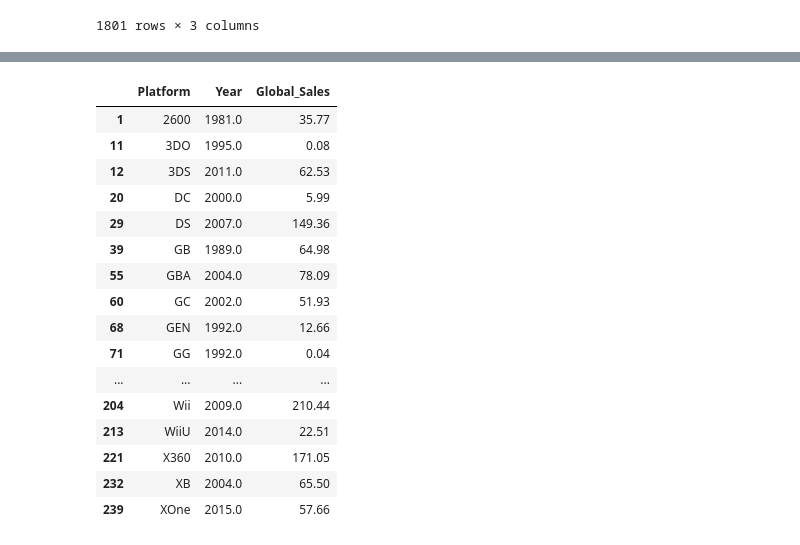
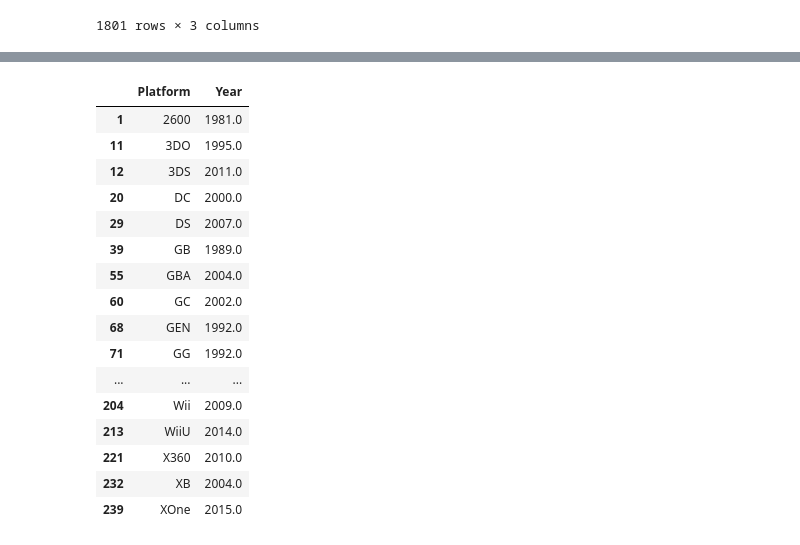
Before and after one commit to cafesmire/notebooks, a Jupyter notebook: video_game_sales/videogame_eda.ipynb, the cells around one changed output, grey strips where cells are left out. Saved outputs shown, nothing was run; the diff lists cells and outputs as text; code cells hidden in the pictures.

```diff
--- a/video_game_sales/videogame_eda.ipynb
+++ b/video_game_sales/videogame_eda.ipynb
@@ -130,26 +131,26 @@ df.head()
 | 2 | 3 | Mario Kart Wii | Wii | 2008.0 | Racing | Nintendo | 15.85 | 12.88 | 3.79 | 3.31 | ... |
 | 3 | 4 | Wii Sports Resort | Wii | 2009.0 | Sports | Nintendo | 15.75 | 11.01 | 3.28 | 2.96 | ... |
 | 4 | 5 | Pokemon Red/Pokemon Blue | GB | 1996.0 | Role-Playing | Nintendo | 11.27 | 8.89 | 10.22 | 1.00 | ... |
-# %%
-#Year each platform had highest total global_sales
-platform_yearly_total = df.groupby(['Platform', 'Year'])['Global_Sales'].agg('sum').reset_index()
-platform_max_year = platform_yearly_total.loc[platform_yearly_total.groupby('Platform')['Global_Sales'].idxmax()]
-platform_max_year
-# %% [output]
-|  | Platform | Year | Global_Sales |
-| 1 | 2600 | 1981.0 | 35.77 |
-| 11 | 3DO | 1995.0 | 0.08 |
-| 12 | 3DS | 2011.0 | 62.53 |
-| 20 | DC | 2000.0 | 5.99 |
-| 29 | DS | 2007.0 | 149.36 |
-| 39 | GB | 1989.0 | 64.98 |
-| 55 | GBA | 2004.0 | 78.09 |
-| 60 | GC | 2002.0 | 51.93 |
-| 68 | GEN | 1992.0 | 12.66 |
-| 71 | GG | 1992.0 | 0.04 |
-| ... | ... | ... | ... |
-| 204 | Wii | 2009.0 | 210.44 |
-| 213 | WiiU | 2014.0 | 22.51 |
-| 221 | X360 | 2010.0 | 171.05 |
-| 232 | XB | 2004.0 | 65.50 |
-| 239 | XOne | 2015.0 | 57.66 |
+# %%
+#Platform peak year - The year that platform had the highest total global sales
+platform_yearly_total = df.groupby(['Platform', 'Year'])['Global_Sales'].sum().reset_index()
+platform_peak_year = platform_yearly_total.loc[platform_yearly_total.groupby('Platform')['Global_Sales'].idxmax()][['Platform', 'Year']]
+platform_peak_year
+# %% [output]
+|  | Platform | Year |
+| 1 | 2600 | 1981.0 |
+| 11 | 3DO | 1995.0 |
+| 12 | 3DS | 2011.0 |
+| 20 | DC | 2000.0 |
+| 29 | DS | 2007.0 |
+| 39 | GB | 1989.0 |
+| 55 | GBA | 2004.0 |
+| 60 | GC | 2002.0 |
+| 68 | GEN | 1992.0 |
+| 71 | GG | 1992.0 |
+| ... | ... | ... |
+| 204 | Wii | 2009.0 |
+| 213 | WiiU | 2014.0 |
+| 221 | X360 | 2010.0 |
+| 232 | XB | 2004.0 |
+| 239 | XOne | 2015.0 |
```
Also changed, not shown: parts of 6 cells of this notebook.
